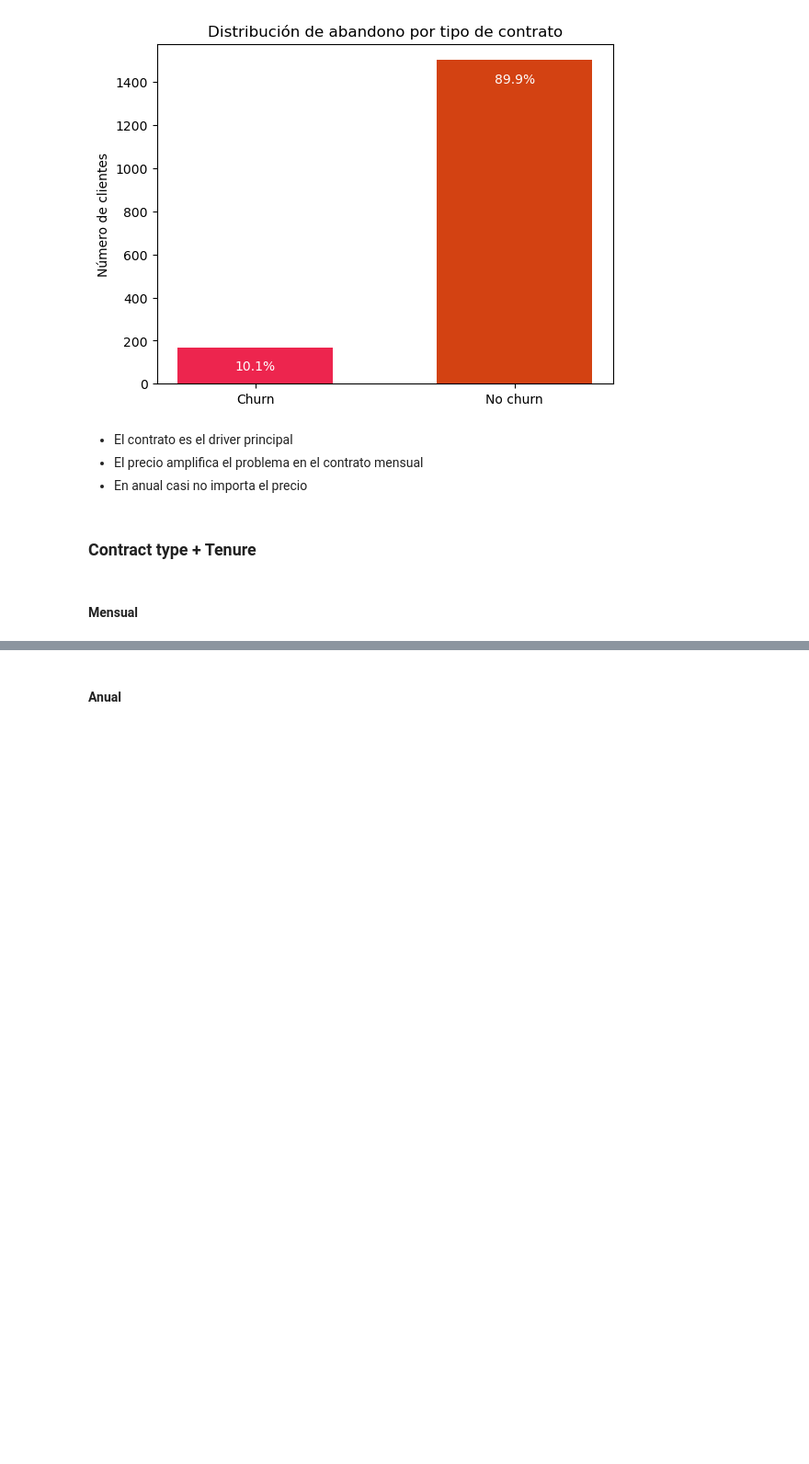
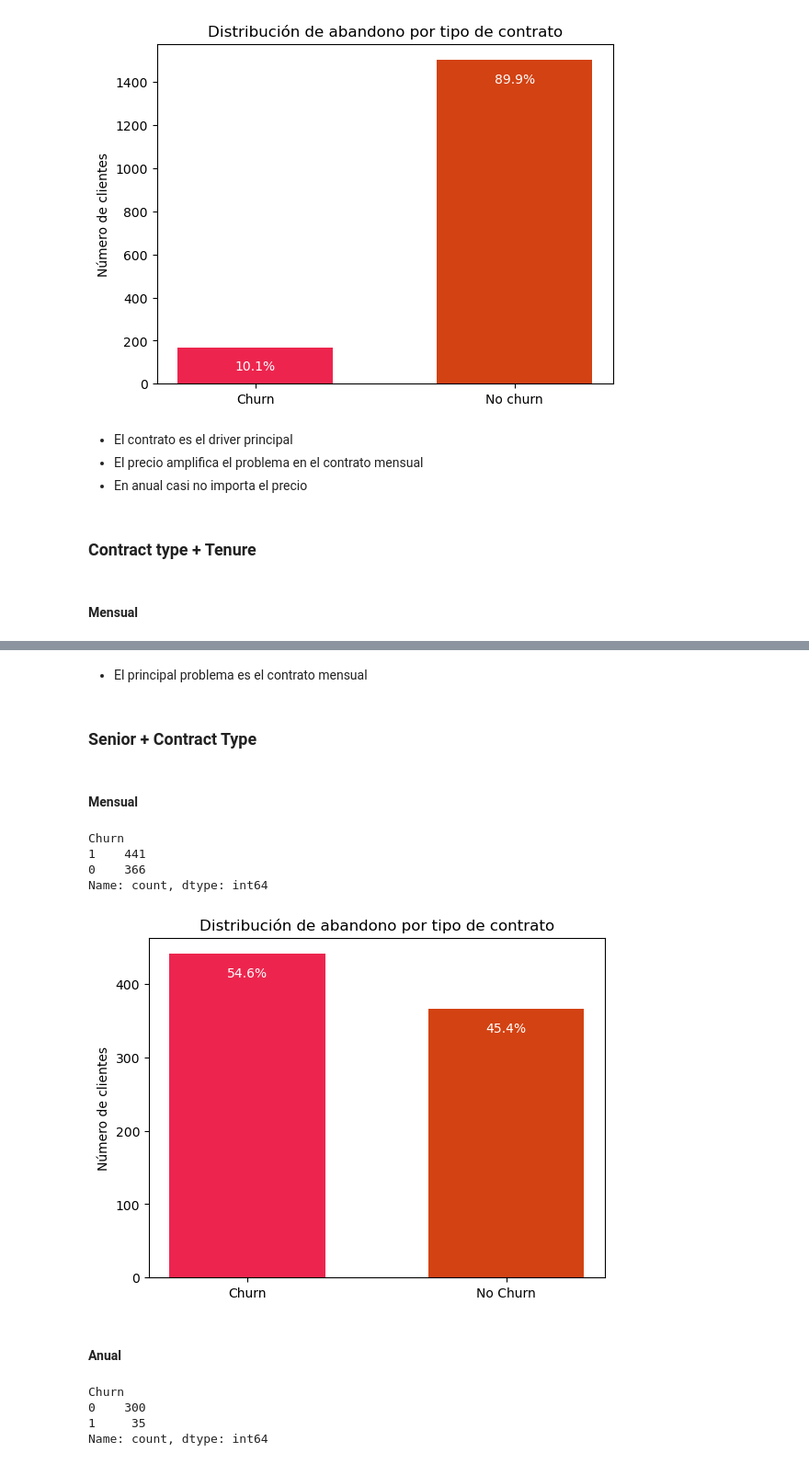
Before and after one commit to Jaumeesoleer/telco-churn-prediction, a Jupyter notebook: notebooks/EDA.ipynb, the cells around one changed output, grey strips where cells are left out. Shown at 92% size. Drawn from its saved outputs; the diff is of its cells as text; code cells hidden in the pictures; blank space fills up the shorter version.

```diff
--- a/notebooks/EDA.ipynb
+++ b/notebooks/EDA.ipynb
@@ -743,2 +759,45 @@ plt.show()
+# %% [markdown]
+- El principal problema es el contrato mensual
 # %% [markdown]
-#### Anual
+### Senior + Contract Type
+# %% [markdown]
+#### Mensual
+# %%
+ms = month_df[month_df['SeniorCitizen'] == 1]
+ms_counts = ms['Churn'].value_counts()
+labels = ['Churn', 'No Churn']
+porcentaje = [f'{v/ms['Churn'].count()*100:.1f}%' for v in ms_counts]
+ms_counts
+# %% [output]
+Churn
+1    441
+0    366
+Name: count, dtype: int64
+# %%
+fig, ax = plt.subplots()
+width = 0.6
+barras = ax.bar(
+    labels,
+    ms_counts,
+    width,
+    color = ['#ED254E','#d34212']
+)
+ax.bar_label(barras, labels=porcentaje, padding=-20, color = 'w')
+ax.set_ylabel('Número de clientes')
+ax.set_title('Distribución de abandono por tipo de contrato')
+plt.show()
+# %% [output]
+[figure, added]
+# %% [markdown]
+#### Anual
+# %%
+ys = year_df[year_df['SeniorCitizen'] == 1]
+ys_counts = ys['Churn'].value_counts()
+labels = ['Churn', 'No Churn']
+porcentaje = [f'{v/ys['Churn'].count()*100:.1f}%' for v in ys_counts]
+ys_counts
+# %% [output]
+Churn
+0    300
+1     35
+Name: count, dtype: int64
```
Also changed, not shown: parts of 4 cells of this notebook.
